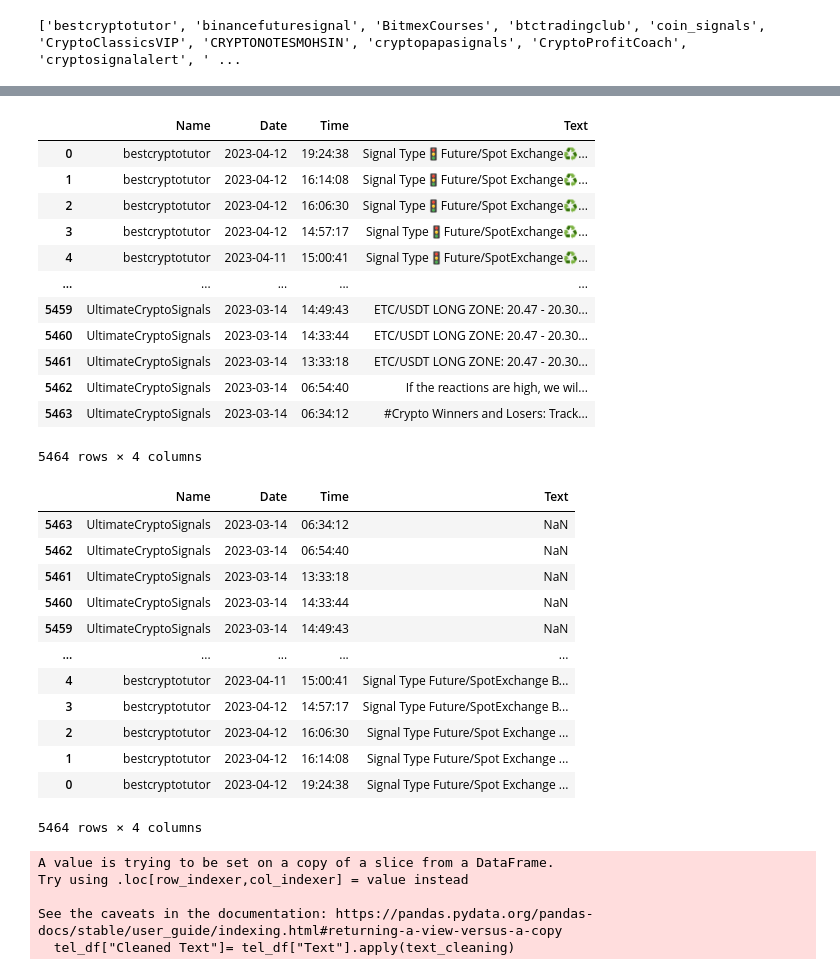
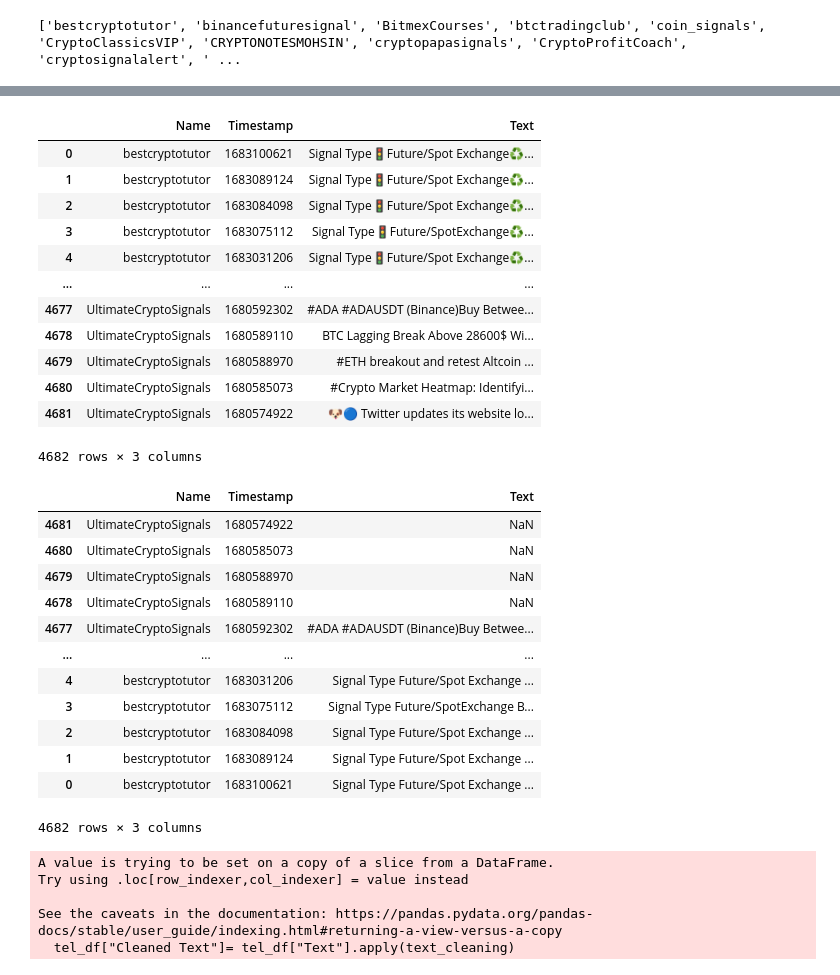
Before and after one commit to Sammam-Sohail/FinalYear, a Jupyter notebook: Testing Channels/Telegram_integrated.ipynb, the cells around one changed output, grey strips where cells are left out. Cells and saved outputs as stored; diff of their text form; code cells hidden in the pictures.

```diff
--- a/Testing Channels/Telegram_integrated.ipynb
+++ b/Testing Channels/Telegram_integrated.ipynb
@@ -23,9 +23,10 @@ print(res)
 # !python -m nltk.downloader omw-1.4
 # %%
 if not os.path.exists('Last_Updated.txt'):
-    last_updated_time = str(
-        datetime.now() + dateutil.relativedelta.relativedelta(months=-1))
-    CurrentYear,CurrentMonth,CurrentDate = [int(i) for i in last_updated_time.split(" ")[0].split("-")]
+    prev_month = datetime.now().replace(month=datetime.now().month-1)
+    if prev_month.month == 12:
+        prev_month = prev_month.replace(year=prev_month.year-1)
+    extractiontimestamp = int(datetime.strptime(str(prev_month).split(".")[0], "%Y-%m-%d %H:%M:%S").timestamp())
 else:
     with open('Last_Updated.txt', 'r') as f:
         last_updated_time = f.read()
@@ -45,9 +46,9 @@ import pandas as pd
 
 tweets_list = []
 for i in groups:
-    print(i)
+    # print(i)
     for x,tel in enumerate(telegram.TelegramChannelScraper(i).get_items()):
-        y,m,d = [int(i) for i in str(tel.date).split(' ')[0].split('-')]
-        if  (m<=CurrentMonth and d<=CurrentDate):
+        telegramTimestamp = int(datetime.strptime(str(tel.date)[:-6], "%Y-%m-%d %H:%M:%S").timestamp())
+        if extractiontimestamp > telegramTimestamp:
             break
-        tweets_list.append([i,str(tel.date).split(' ')[0],str(tel.date).split(' ')[1].split('+')[0], tel.content])
+        tweets_list.append([i,telegramTimestamp, tel.content])
@@ -72,20 +55,20 @@ UltimateCryptoSignals
 # %%
-tel_df = pd.DataFrame(tweets_list, columns=['Name','Date','Time','Text'])
+tel_df = pd.DataFrame(tweets_list, columns=['Name','Timestamp','Text'])
 tel_df
 # %% [output]
-|  | Name | Date | Time | Text |
-| 0 | bestcryptotutor | 2023-04-12 | 19:24:38 | Signal Type🚦Future/Spot Exchange♻... |
-| 1 | bestcryptotutor | 2023-04-12 | 16:14:08 | Signal Type🚦Future/Spot Exchange♻... |
-| 2 | bestcryptotutor | 2023-04-12 | 16:06:30 | Signal Type🚦Future/Spot Exchange♻... |
-| 3 | bestcryptotutor | 2023-04-12 | 14:57:17 | Signal Type🚦Future/SpotExchange♻️... |
-| 4 | bestcryptotutor | 2023-04-11 | 15:00:41 | Signal Type🚦Future/SpotExchange♻️... |
-| ... | ... | ... | ... | ... |
-| 5459 | UltimateCryptoSignals | 2023-03-14 | 14:49:43 | ETC/USDT LONG ZONE: 20.47 - 20.30... |
-| 5460 | UltimateCryptoSignals | 2023-03-14 | 14:33:44 | ETC/USDT LONG ZONE: 20.47 - 20.30... |
-| 5461 | UltimateCryptoSignals | 2023-03-14 | 13:33:18 | ETC/USDT LONG ZONE: 20.47 - 20.30... |
-| 5462 | UltimateCryptoSignals | 2023-03-14 | 06:54:40 | If the reactions are high, we wil... |
-| 5463 | UltimateCryptoSignals | 2023-03-14 | 06:34:12 | #Crypto Winners and Losers: Track... |
+|  | Name | Timestamp | Text |
+| 0 | bestcryptotutor | 1683100621 | Signal Type🚦Future/Spot Exchange♻... |
+| 1 | bestcryptotutor | 1683089124 | Signal Type🚦Future/Spot Exchange♻... |
+| 2 | bestcryptotutor | 1683084098 | Signal Type🚦Future/Spot Exchange♻... |
+| 3 | bestcryptotutor | 1683075112 | Signal Type🚦Future/SpotExchange♻️... |
+| 4 | bestcryptotutor | 1683031206 | Signal Type🚦Future/Spot Exchange♻... |
+| ... | ... | ... | ... |
+| 4677 | UltimateCryptoSignals | 1680592302 | #ADA #ADAUSDT (Binance)Buy Betwee... |
+| 4678 | UltimateCryptoSignals | 1680589110 | BTC Lagging Break Above 28600$ Wi... |
+| 4679 | UltimateCryptoSignals | 1680588970 | #ETH breakout and retest Altcoin ... |
+| 4680 | UltimateCryptoSignals | 1680585073 | #Crypto Market Heatmap: Identifyi... |
+| 4681 | UltimateCryptoSignals | 1680574922 | 🐶🔵 Twitter updates its website lo... |
-5464 rows × 4 columns
+4682 rows × 3 columns
 # %%
 def MoreCleaning(text):
     if(text!= None):
@@ -103,19 +86,19 @@ tel_df["Text"] = tel_df["Text"].apply(MoreCleaning)
 tel_df= tel_df.iloc[::-1]
 tel_df
 # %% [output]
-|  | Name | Date | Time | Text |
-| 5463 | UltimateCryptoSignals | 2023-03-14 | 06:34:12 | NaN |
-| 5462 | UltimateCryptoSignals | 2023-03-14 | 06:54:40 | NaN |
-| 5461 | UltimateCryptoSignals | 2023-03-14 | 13:33:18 | NaN |
-| 5460 | UltimateCryptoSignals | 2023-03-14 | 14:33:44 | NaN |
-| 5459 | UltimateCryptoSignals | 2023-03-14 | 14:49:43 | NaN |
-| ... | ... | ... | ... | ... |
-| 4 | bestcryptotutor | 2023-04-11 | 15:00:41 | Signal Type Future/SpotExchange B... |
-| 3 | bestcryptotutor | 2023-04-12 | 14:57:17 | Signal Type Future/SpotExchange B... |
-| 2 | bestcryptotutor | 2023-04-12 | 16:06:30 | Signal Type Future/Spot Exchange ... |
-| 1 | bestcryptotutor | 2023-04-12 | 16:14:08 | Signal Type Future/Spot Exchange ... |
-| 0 | bestcryptotutor | 2023-04-12 | 19:24:38 | Signal Type Future/Spot Exchange ... |
+|  | Name | Timestamp | Text |
+| 4681 | UltimateCryptoSignals | 1680574922 | NaN |
+| 4680 | UltimateCryptoSignals | 1680585073 | NaN |
+| 4679 | UltimateCryptoSignals | 1680588970 | NaN |
+| 4678 | UltimateCryptoSignals | 1680589110 | NaN |
+| 4677 | UltimateCryptoSignals | 1680592302 | #ADA #ADAUSDT (Binance)Buy Betwee... |
+| ... | ... | ... | ... |
+| 4 | bestcryptotutor | 1683031206 | Signal Type Future/Spot Exchange ... |
+| 3 | bestcryptotutor | 1683075112 | Signal Type Future/SpotExchange B... |
+| 2 | bestcryptotutor | 1683084098 | Signal Type Future/Spot Exchange ... |
+| 1 | bestcryptotutor | 1683089124 | Signal Type Future/Spot Exchange ... |
+| 0 | bestcryptotutor | 1683100621 | Signal Type Future/Spot Exchange ... |
-5464 rows × 4 columns
+4682 rows × 3 columns
 # %%
 stop = set(stopwords.words('english'))
 exclude = set(string.punctuation)
```
Also changed, not shown: parts of 5 cells of this notebook, 5 other files.
